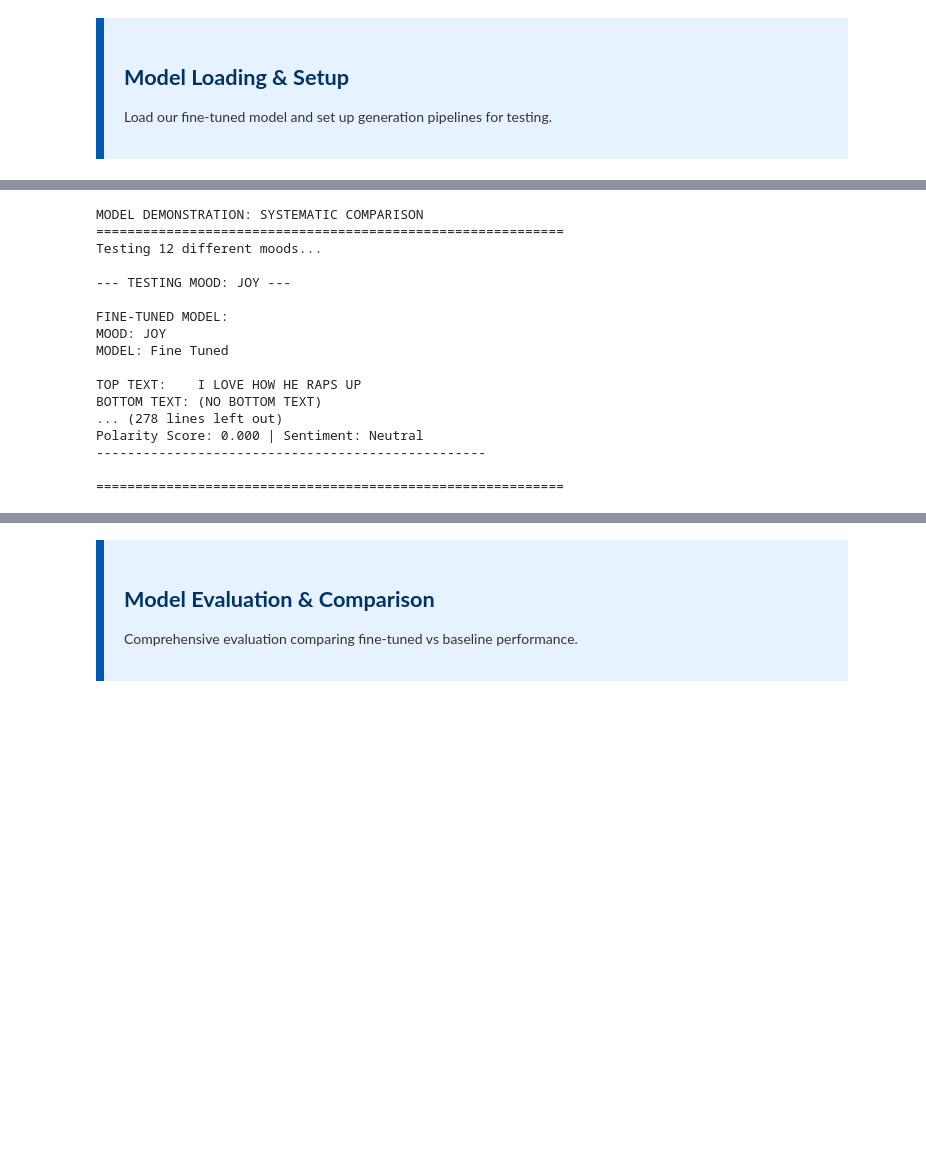
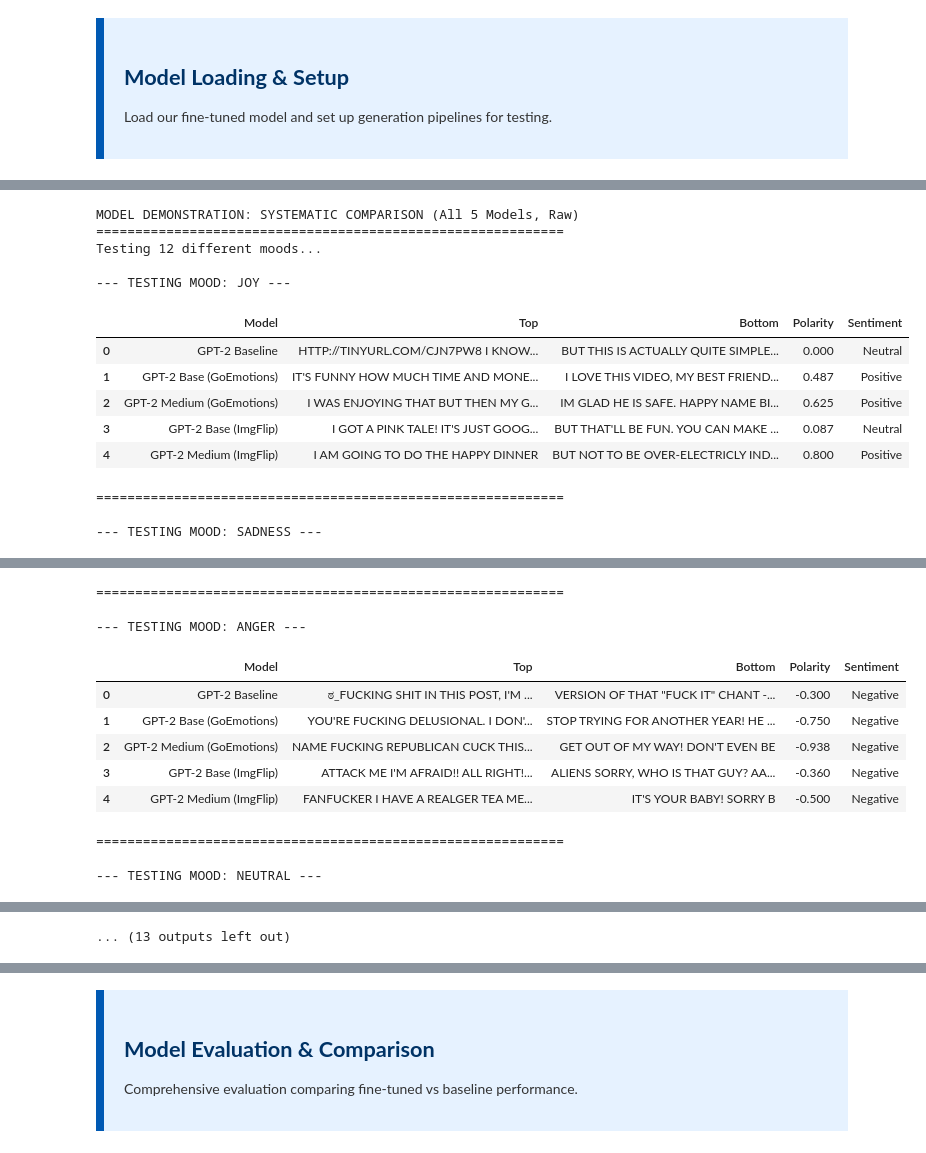
Before and after one commit to arishbukhari1/PerToon, a Jupyter notebook: scripts/2b_caption_generation.ipynb, the cells around one changed output, grey strips where cells are left out. Drawn from its saved outputs; the diff is of its cells as text; code cells hidden in the pictures; blank space fills up the shorter version.

Commit message:
Update the evaluation result

```diff
--- a/scripts/2b_caption_generation.ipynb
+++ b/scripts/2b_caption_generation.ipynb
@@ -368,0 +161,12 @@ def display_meme_caption(caption_result, show_metadata=True):
+# %%
+# Convenience alias and mapping
+# Use the strongest ImgFlip model by default for `fine_tuned_generator`
+fine_tuned_generator = medium_imgflip_generator
+GENERATORS = {
+    "gpt2-baseline": baseline_generator,
+    "gpt2-base-goemotions": base_goemotions_generator,
+    "gpt2-medium-goemotions": medium_goemotions_generator,
+    "gpt2-base-imgflip": base_imgflip_generator,
+    "gpt2-medium-imgflip": medium_imgflip_generator,
+}
+print("Default fine_tuned_generator -> gpt2-medium-imgflip")
@@ -368,0 +175,13 @@ def display_meme_caption(caption_result, show_metadata=True):
+# %%
+# Utilities: tabular comparison across all models
+from textblob import TextBlob
+
+MODEL_DISPLAY = {
+    "gpt2-baseline": "GPT-2 Baseline",
+    "gpt2-base-goemotions": "GPT-2 Base (GoEmotions)",
+    "gpt2-medium-goemotions": "GPT-2 Medium (GoEmotions)",
+    "gpt2-base-imgflip": "GPT-2 Base (ImgFlip)",
+    "gpt2-medium-imgflip": "GPT-2 Medium (ImgFlip)",
+}
+
+GENERATOR_TYPES = {name: ("baseline" if name == "gpt2-baseline" else "fine_tuned") for name in GENERATORS.keys()}
@@ -369,54 +239,40 @@ def display_meme_caption(caption_result, show_metadata=True):
 # %%
 # --- Consolidated Model Demonstration ---
 
 # Systematic comparison across a standard set of moods
-print("MODEL DEMONSTRATION: SYSTEMATIC COMPARISON")
+print("MODEL DEMONSTRATION: SYSTEMATIC COMPARISON (All 5 Models, Raw)")
 print("=" * 60)
 
 # Define test moods spanning different emotional categories
 test_moods = [
     # High-frequency emotions (from balanced dataset)
     "joy", "sadness", "anger", "neutral", "love",
     # Medium-frequency emotions
     "surprise", "fear", "excitement", "disappointment",
     # Low-frequency emotions (to test model robustness)
     "pride", "relief", "grief"
 ]
 
 print(f"Testing {len(test_moods)} different moods...\n")
 
-# Generate and display captions for each mood, comparing both models
+# Display a compact table per mood across all loaded models, using robust parsing
 for mood in test_moods:
     print(f"--- TESTING MOOD: {mood.upper()} ---")
-
-    # Generate with fine-tuned model
-    fine_tuned_result = generate_meme_caption(mood, fine_tuned_generator, "fine_tuned")
-
-    print("\nFINE-TUNED MODEL:")
-    display_meme_caption(fine_tuned_result)
-
-    # Generate with baseline for comparison
-    baseline_result = generate_meme_caption(mood, baseline_generator, "baseline")
-
-    print("\nBASELINE MODEL (for comparison):")
-    display_meme_caption(baseline_result, show_metadata=True)
-
+    df = compare_models_table(mood, GENERATORS, use_robust=False, truncate_chars=48)
+    display(df)
     print("\n" + "=" * 60 + "\n")
 # %% [output]
-MODEL DEMONSTRATION: SYSTEMATIC COMPARISON
+MODEL DEMONSTRATION: SYSTEMATIC COMPARISON (All 5 Models, Raw)
 ============================================================
 Testing 12 different moods...
 
 --- TESTING MOOD: JOY ---
-
-FINE-TUNED MODEL:
-MOOD: JOY
-MODEL: Fine Tuned
-
-TOP TEXT:    I LOVE HOW HE RAPS UP
-BOTTOM TEXT: (NO BOTTOM TEXT)
-... (278 lines left out)
-Polarity Score: 0.000 | Sentiment: Neutral
---------------------------------------------------
-
-============================================================
+|  | Model | Top | Bottom | Polarity | Sentiment |
+| 0 | GPT-2 Baseline | HTTP://TINYURL.COM/CJN7PW8 I KNOW... | BUT THIS IS ACTUALLY QUITE SIMPLE... | 0.000 | Neutral |
+| 1 | GPT-2 Base (GoEmotions) | IT'S FUNNY HOW MUCH TIME AND MONE... | I LOVE THIS VIDEO, MY BEST FRIEND... | 0.487 | Positive |
+| 2 | GPT-2 Medium (GoEmotions) | I WAS ENJOYING THAT BUT THEN MY G... | IM GLAD HE IS SAFE. HAPPY NAME BI... | 0.625 | Positive |
+| 3 | GPT-2 Base (ImgFlip) | I GOT A PINK TALE! IT'S JUST GOOG... | BUT THAT'LL BE FUN. YOU CAN MAKE ... | 0.087 | Neutral |
+| 4 | GPT-2 Medium (ImgFlip) | I AM GOING TO DO THE HAPPY DINNER | BUT NOT TO BE OVER-ELECTRICLY IND... | 0.800 | Positive |
+============================================================
+
+--- TESTING MOOD: SADNESS ---
@@ -422,0 +285,12 @@ Polarity Score: 0.000 | Sentiment: Neutral
+============================================================
+
+--- TESTING MOOD: ANGER ---
+|  | Model | Top | Bottom | Polarity | Sentiment |
+| 0 | GPT-2 Baseline | ಠ_FUCKING SHIT IN THIS POST, I'M ... | VERSION OF THAT "FUCK IT" CHANT -... | -0.300 | Negative |
+| 1 | GPT-2 Base (GoEmotions) | YOU'RE FUCKING DELUSIONAL. I DON'... | STOP TRYING FOR ANOTHER YEAR! HE ... | -0.750 | Negative |
+| 2 | GPT-2 Medium (GoEmotions) | NAME FUCKING REPUBLICAN CUCK THIS... | GET OUT OF MY WAY! DON'T EVEN BE | -0.938 | Negative |
+| 3 | GPT-2 Base (ImgFlip) | ATTACK ME I'M AFRAID!! ALL RIGHT!... | ALIENS SORRY, WHO IS THAT GUY? AA... | -0.360 | Negative |
+| 4 | GPT-2 Medium (ImgFlip) | FANFUCKER I HAVE A REALGER TEA ME... | IT'S YOUR BABY! SORRY B | -0.500 | Negative |
+============================================================
+
+--- TESTING MOOD: NEUTRAL ---
@@ -422,0 +321 @@ Polarity Score: 0.000 | Sentiment: Neutral
+... (13 outputs left out)
```
Also changed, not shown: parts of 39 cells of this notebook, 1 other file.
